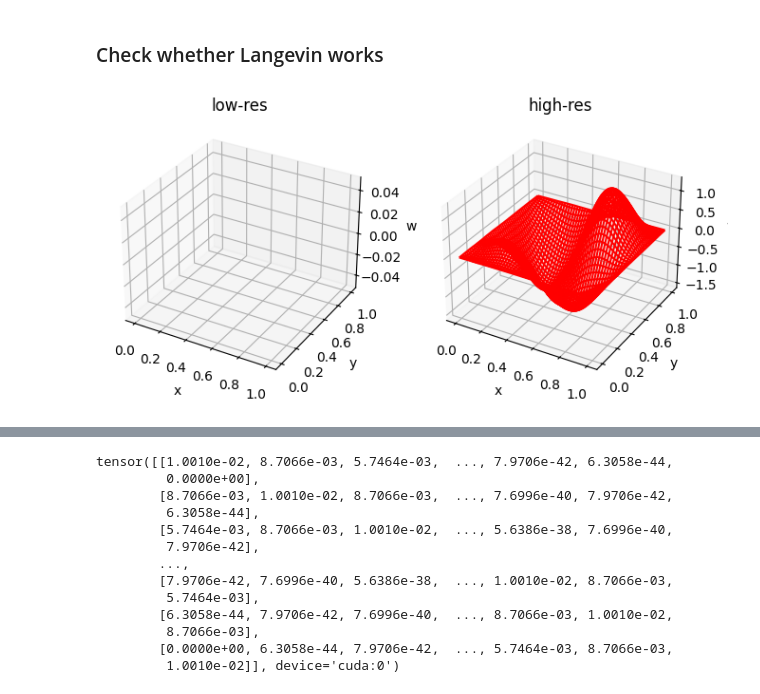
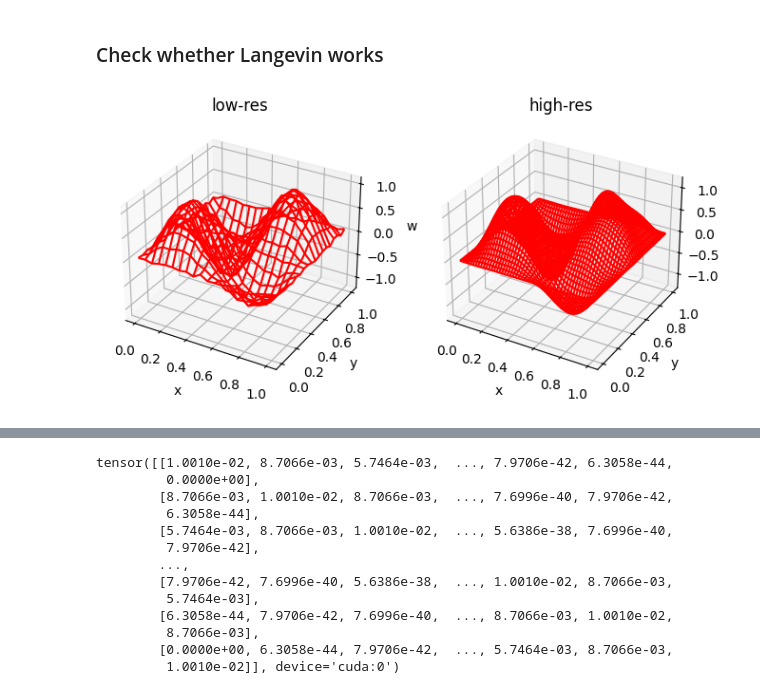
Before and after one commit to ypzpy/PDE-Super-resolution, a Jupyter notebook: train.ipynb, the cells around one changed output, grey strips where cells are left out. Drawn from its saved outputs; the diff is of its cells as text; code cells hidden in the pictures.

Commit message:
Setting step_size for langevin dynacmis to 0.001 yields optimal results

```diff
--- a/train.ipynb
+++ b/train.ipynb
@@ -13,18 +13,18 @@ from scipy.linalg import sqrtm
 
 N_low = 20
 N_high = 100
-batch_size = 100
+batch_size = 1
 
 # Parameters for Langevin dynamics
-K = 20
-s = 0.1
+K = 60
+s = 0.001
 
 # Parameters for GP
 GP_l = 0.1
 GP_sigma = 0.1
 
 # Variance of likelihood distribution of u_h
-ll_sigma = 0.1
+ll_sigma = 0.05
 
 epoch_num = 1000
 # %%
@@ -72,8 +72,7 @@ def calculate_log_likelihood(x_hat,x,batch_size):
     ll = -1/(2*math.pow(ll_sigma, 2)) * torch.matmul((x-x_hat).reshape(batch_size,1,N_high**2),(x-x_hat).reshape(batch_size,N_high**2,1))
     # ll = -1/(2*math.pow(ll_sigma, 2)) * mse(x_hat,x)
     # ll = -torch.norm(x - x_hat, dim=-1) ** 2. / (2. * ll_sigma ** 2.)
-    return ll
-    # return ll.sum()
+    return ll.sum()
 
 
 def ula_posterior(z, x, G):
@@ -141,24 +140,24 @@ mse = nn.MSELoss(reduction='sum')
 
 x = sample_p_data()
 posterior_initial = sample_p_0(batch_size)
-posterior_final, posterior_chain = ula_posterior(posterior_initial, x, G)
-# posterior_final, posterior_chain = ula_posterior_preconditioner(posterior_initial, x, G)
+# posterior_final, posterior_chain = ula_posterior(posterior_initial, x, G)
+posterior_final, posterior_chain = ula_posterior_preconditioner(posterior_initial, x, G)
 # %%
 fig = plt.figure(figsize=(8,6))
 ax1 = fig.add_subplot(121, projection='3d')
 X, Y = np.meshgrid(x_low, y_low)
-ax1.plot_wireframe(X, Y, posterior_chain[-1][30][0],color='r')
+ax1.plot_wireframe(X, Y, posterior_chain[-1][0][0],color='r')
 ax1.set_xlabel('x')
 ax1.set_ylabel('y')
 ax1.set_zlabel('w')
 ax1.set_title('low-res')
 ax2 = fig.add_subplot(122, projection='3d')
 X, Y = np.meshgrid(x_high,y_high)
-ax2.plot_wireframe(X, Y, x.detach().cpu()[30][0].reshape(100,100),color='r')
+ax2.plot_wireframe(X, Y, x.detach().cpu()[0][0].reshape(100,100),color='r')
 ax2.set_xlabel('x')
 ax2.set_ylabel('y')
 ax2.set_zlabel('w')
 ax2.set_title('high-res')
 plt.show()
 # %% [output]
-[figure, old version]
+[figure, new version]
```
Also changed, not shown: parts of 8 cells of this notebook.
